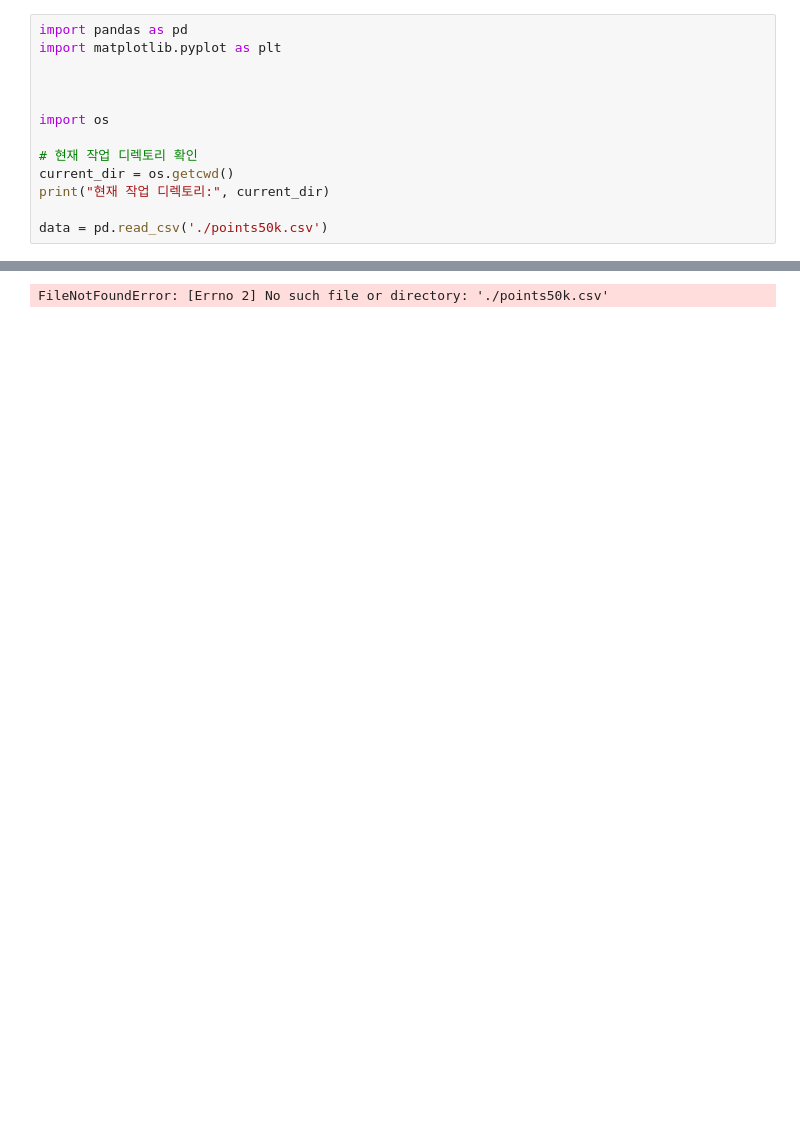
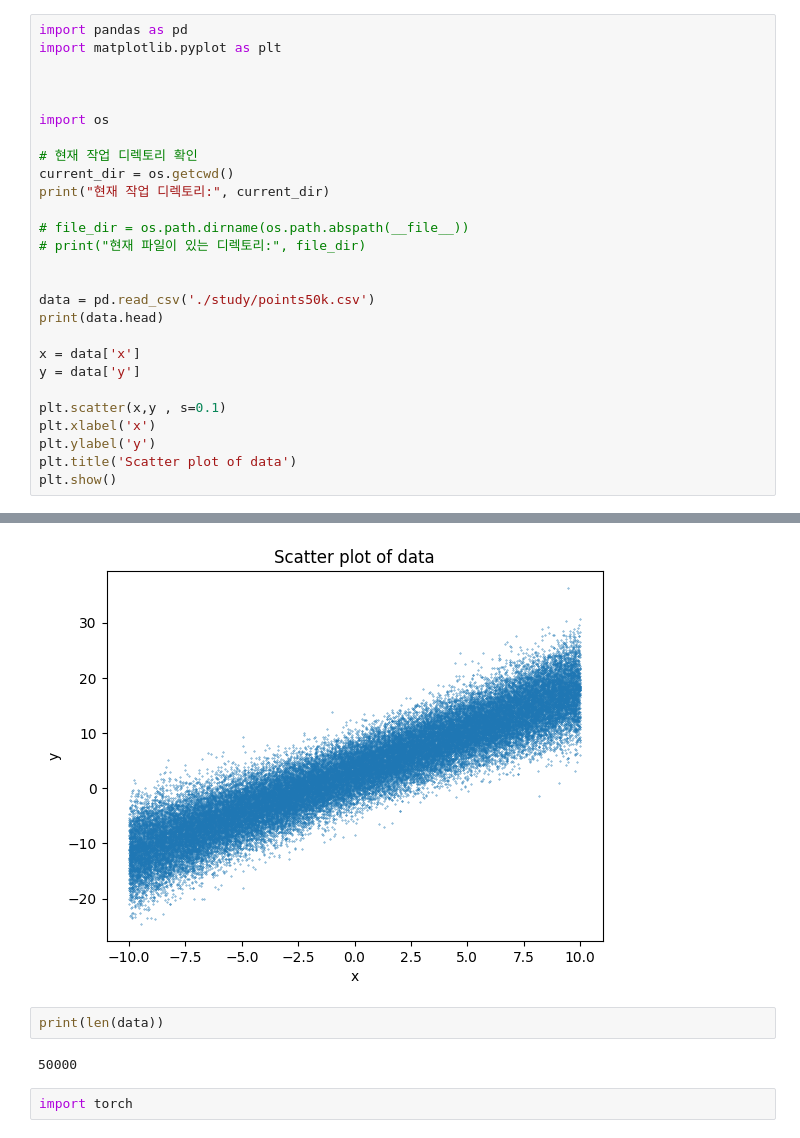
Before and after one commit to yongi-spec/study, a Jupyter notebook: Untitled0.ipynb, the cells around one changed output, grey strips where cells are left out. Saved outputs shown, nothing was run; the diff lists cells and outputs as text; blank space fills up the shorter version.

```diff
--- a/Untitled0.ipynb
+++ b/Untitled0.ipynb
@@ -12,6 +21,20 @@ import os
 current_dir = os.getcwd()
 print("현재 작업 디렉토리:", current_dir)
 
-data = pd.read_csv('./points50k.csv')
+# file_dir = os.path.dirname(os.path.abspath(__file__))
+# print("현재 파일이 있는 디렉토리:", file_dir)
+
+
+data = pd.read_csv('./study/points50k.csv')
+print(data.head)
+
+x = data['x']
+y = data['y']
+
+plt.scatter(x,y , s=0.1)
+plt.xlabel('x')
+plt.ylabel('y')
+plt.title('Scatter plot of data')
+plt.show()
 # %% [output]
 현재 작업 디렉토리: /content
@@ -18 +55,7 @@ data = pd.read_csv('./points50k.csv')
-FileNotFoundError: [Errno 2] No such file or directory: './points50k.csv'
+[figure, added]
+# %%
+print(len(data))
+# %% [output]
+50000
+# %%
+import torch
```
Also changed, not shown: parts of 2 cells of this notebook.
